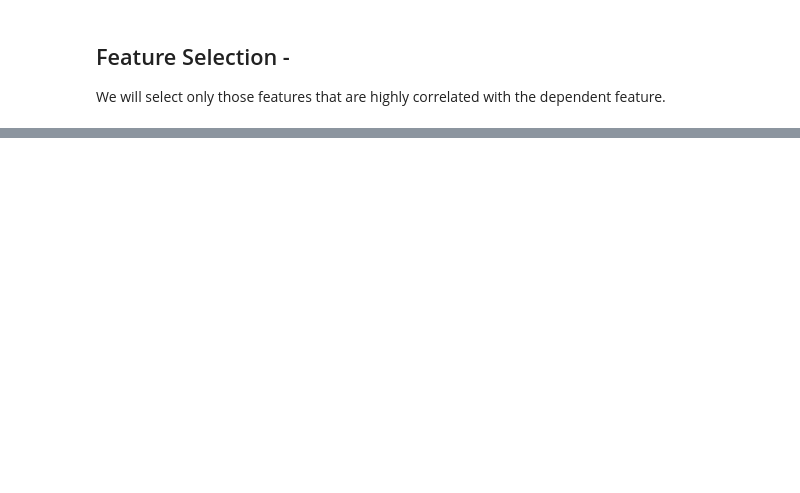
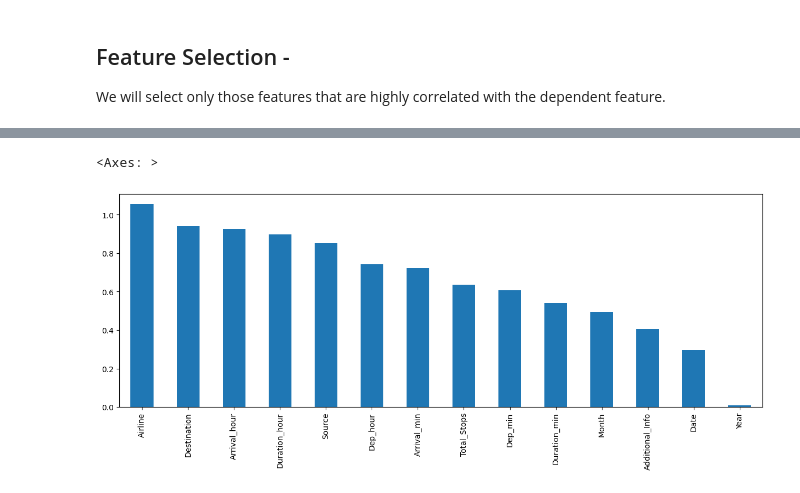
Before and after one commit to Suraj3571/Flight-Price-Prediction-Project, a Jupyter notebook: notebook/EDA.ipynb, the cells around one changed output, grey strips where cells are left out. Cells and saved outputs as stored; diff of their text form; code cells hidden in the pictures; blank space fills up the shorter version.

```diff
--- a/notebook/EDA.ipynb
+++ b/notebook/EDA.ipynb
@@ -347,0 +424,4 @@ final_data.head()
+# %%
+final_data['Price'].fillna(0, inplace = True)
+
+final_data.head()
@@ -371,0 +461,7 @@ We will select only those features that are highly correlated with the dependent
+# %%
+# Splitting data as independent and dependent features.
+
+X = final_data.drop('Price',axis = 1)
+y = final_data['Price']
+
+X.head()
@@ -371,0 +475,5 @@ We will select only those features that are highly correlated with the dependent
+# %%
+from sklearn.feature_selection import mutual_info_regression
+
+mutual_info = mutual_info_regression(X,y)
+mutual_info
@@ -371,0 +484,4 @@ We will select only those features that are highly correlated with the dependent
+# %%
+mutual_info = pd.Series(mutual_info)
+mutual_info.index = X.columns
+mutual_info.sort_values(ascending = False)
@@ -371,0 +504,7 @@ We will select only those features that are highly correlated with the dependent
+# %%
+# Visualizing the information gain
+
+mutual_info.sort_values(ascending = False).plot.bar(figsize = (15,5))
+# %% [output]
+<Axes: >
+[figure, added]
```
Also changed, not shown: parts of 20 cells of this notebook.
